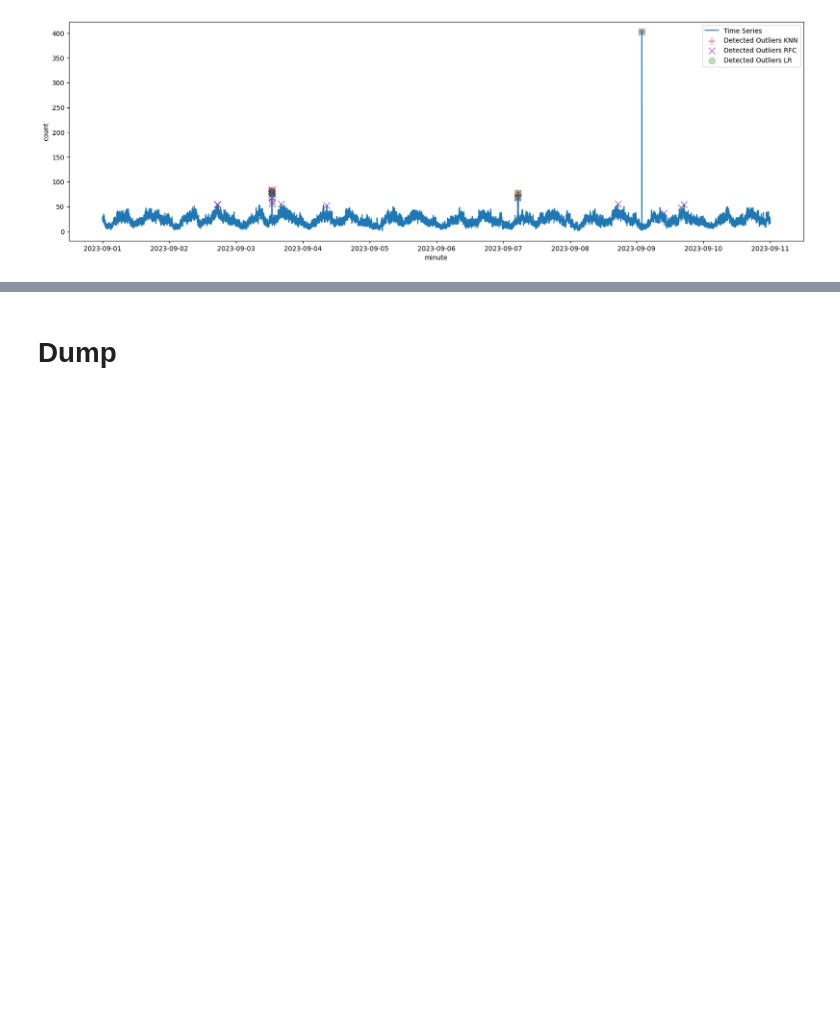
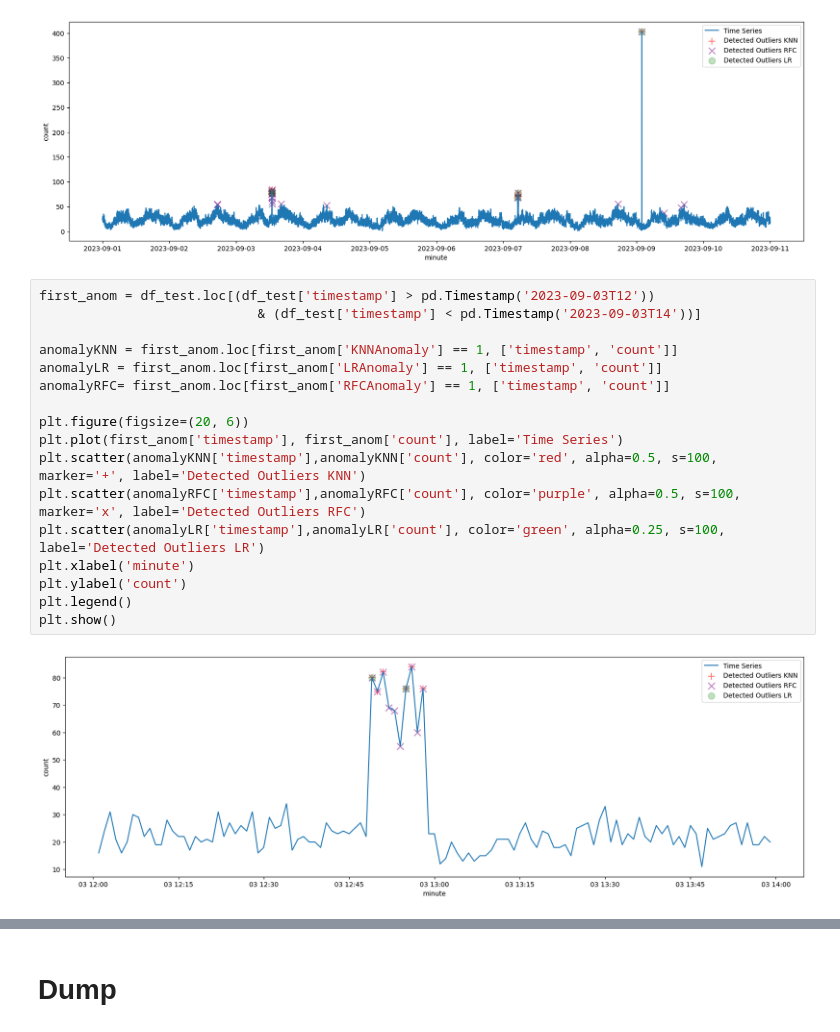
Before and after one commit to AndreyLebedinskiy/CourseProjectYear3, a Jupyter notebook: Models.ipynb, the cells around one changed output, grey strips where cells are left out. Saved outputs shown, nothing was run; the diff lists cells and outputs as text; blank space fills up the shorter version.

Commit message:
closer look at anomalies in the test

```diff
--- a/Models.ipynb
+++ b/Models.ipynb
@@ -587,3 +587,22 @@ plt.legend()
 plt.show()
 # %% [output]
 [figure]
+# %%
+first_anom = df_test.loc[(df_test['timestamp'] > pd.Timestamp('2023-09-03T12'))
+                            & (df_test['timestamp'] < pd.Timestamp('2023-09-03T14'))]
+
+anomalyKNN = first_anom.loc[first_anom['KNNAnomaly'] == 1, ['timestamp', 'count']]
+anomalyLR = first_anom.loc[first_anom['LRAnomaly'] == 1, ['timestamp', 'count']]
+anomalyRFC= first_anom.loc[first_anom['RFCAnomaly'] == 1, ['timestamp', 'count']]
+
+plt.figure(figsize=(20, 6))
+plt.plot(first_anom['timestamp'], first_anom['count'], label='Time Series')
+plt.scatter(anomalyKNN['timestamp'],anomalyKNN['count'], color='red', alpha=0.5, s=100, marker='+', label='Detected Outliers KNN')
+plt.scatter(anomalyRFC['timestamp'],anomalyRFC['count'], color='purple', alpha=0.5, s=100, marker='x', label='Detected Outliers RFC')
+plt.scatter(anomalyLR['timestamp'],anomalyLR['count'], color='green', alpha=0.25, s=100, label='Detected Outliers LR')
+plt.xlabel('minute')
+plt.ylabel('count')
+plt.legend()
+plt.show()
+# %% [output]
+[figure, added]
```
Also changed, not shown: parts of 3 cells of this notebook.
